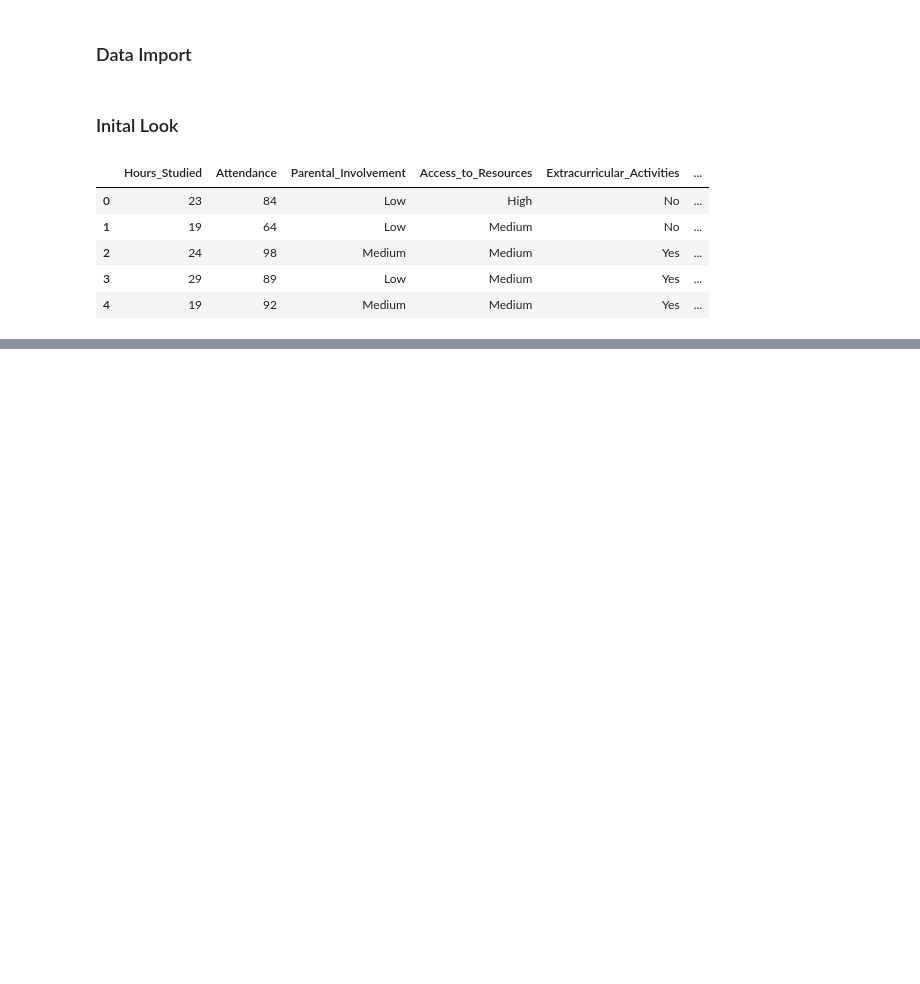
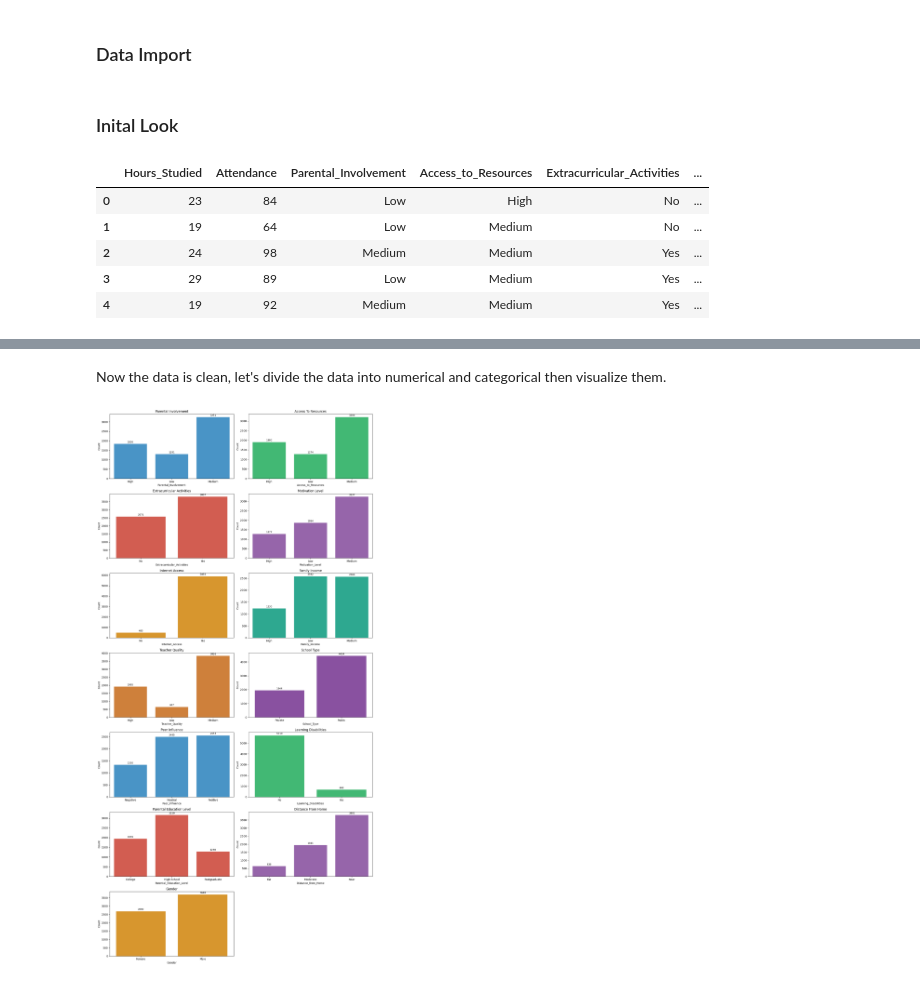
Before and after one commit to JudoboyAlex/student_performance_prediction, a Jupyter notebook: student_performance_prediction.ipynb, the cells around one changed output, grey strips where cells are left out. Drawn from its saved outputs; the diff is of its cells as text; code cells hidden in the pictures; blank space fills up the shorter version.

```diff
--- a/student_performance_prediction.ipynb
+++ b/student_performance_prediction.ipynb
@@ -42,0 +85,3 @@ data.head()
+# %%
+data = data.dropna()
+data.isnull().sum()
@@ -42,0 +106,29 @@ data.head()
+# %% [markdown]
+Now the data is clean, let's divide the data into numerical and categorical then visualize them.
+# %%
+numeric_columns = data.select_dtypes(include=['number'])
+categorical_columns = data.select_dtypes(include=['object'])
+# %%
+# Set figure size for better readability
+plt.figure(figsize=(15, 30))
+
+# List of colors for the plots
+colors = ['#3498db', '#2ecc71', '#e74c3c', '#9b59b6', '#f39c12', '#1abc9c', '#e67e22', '#8e44ad']
+
+# Plot each categorical column
+for i, column in enumerate(categorical_columns.columns):
+    counts = data[column].value_counts().sort_index()
+    plt.subplot((len(categorical_columns.columns) + 1) // 2, 2, i + 1)
+    sns.barplot(x=counts.index, y=counts.values, color=colors[i % len(colors)])
+    plt.title(column.replace('_', ' ').title())
+    plt.xlabel(column)
+    plt.ylabel('Count')
+    # Annotate counts above each bar
+    for j, count in enumerate(counts):
+        plt.text(j, count + (max(counts) * 0.01), str(count), ha='center', va='bottom', fontsize=9)
+
+# Adjust layout for better spacing
+plt.tight_layout()
+plt.show()
+# %% [output]
+[figure, added]
```
Also changed, not shown: parts of 9 cells of this notebook.
